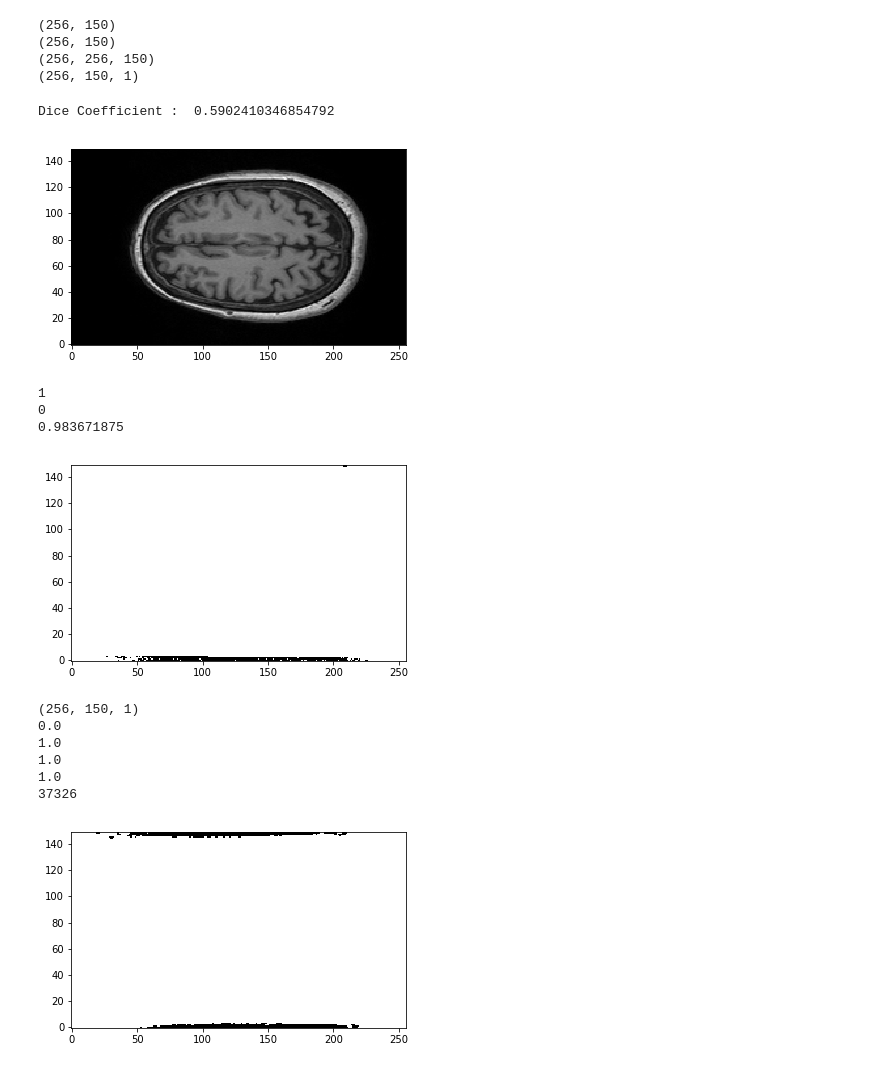
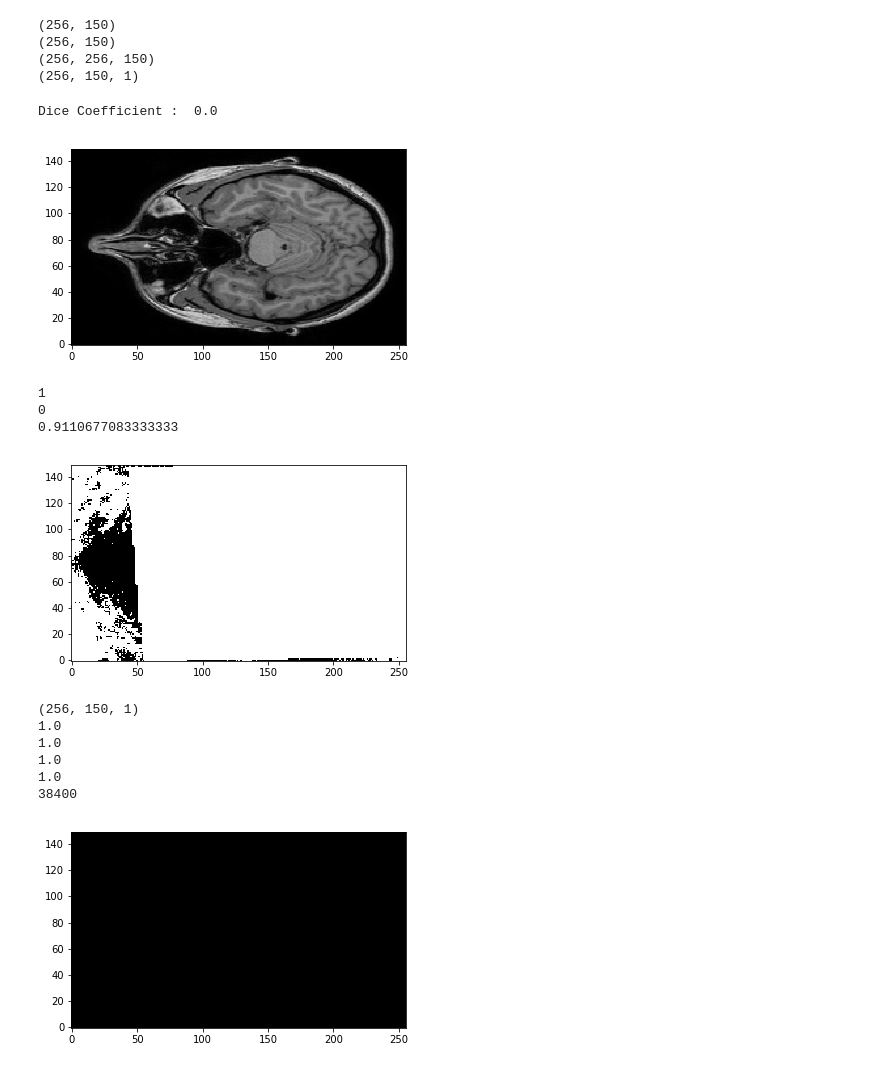
Before and after one commit to mechaman/ARFF-CNN, a Jupyter notebook: notebooks/Visual_Scratchpad_2.ipynb, the cells around one changed output. Cells and saved outputs as stored; diff of their text form; code cells hidden in the pictures.

Commit message:
Added validation for data generator as well as Dice Coef. calc.

```diff
--- a/notebooks/Visual_Scratchpad_2.ipynb
+++ b/notebooks/Visual_Scratchpad_2.ipynb
@@ -2,15 +2,15 @@
 import nibabel as nib
 import numpy as np
 # Normal
-#IXI490-Guys-1018-T1_back_mask_pred_186.nii
-mr_img_normal = nib.load('../slice_data_back_val/IXI490-Guys-1018-T1_back_186.nii')
+#IXI002-Guys-0828-T1_back_mask_pred_108.nii
+mr_img_normal = nib.load('../slice_data_back_val/IXI002-Guys-0828-T1_back_108.nii')
 # Defaced Mask
-mr_img_defaced = nib.load('../data/IXI060-Guys-0709-T1_defaced.nii')
+mr_img_defaced = nib.load('../data/IXI002-Guys-0828-T1_defaced.nii')
 # GT Mask
-mr_img_mask = nib.load('../slice_data_back_val/IXI490-Guys-1018-T1_back_mask_186.nii')
+mr_img_mask = nib.load('../slice_data_back_val/IXI002-Guys-0828-T1_back_mask_108.nii')
 # Predicted Mask
-mr_img_pmask = nib.load('../slice_data_back_val_pred/IXI490-Guys-1018-T1_back_mask_pred_186.nii')
-pmask_data = (mr_img_pmask.get_data())[:, :150, :]
+mr_img_pmask = nib.load('../slice_data_back_val_pred/IXI002-Guys-0828-T1_back_mask_pred_108.nii')
+pmask_data = (mr_img_pmask.get_data())#[:, :150, :]
 norm_data = mr_img_normal.get_data()
 def_data = mr_img_defaced.get_data()
 mask_data = mr_img_mask.get_data()
@@ -32,9 +32,9 @@ if module_path not in sys.path:
 from metrics import dice_coef
 # %%
 # Compute dice coef.
-print('Dice Coefficient : ', dice_coef(mask_data, pmask_data, threshold = 0.56))
+print('Dice Coefficient : ', dice_coef(mask_data, pmask_data, threshold = 0.002))
 # %% [output]
-Dice Coefficient :  0.5902410346854792
+Dice Coefficient :  0.0
 # %%
 import matplotlib.pyplot as plt
 def show_slices(slices):
@@ -59,7 +59,7 @@ def normalizeImg(x):
 norm = norm_data
 show_slice(norm)
 # %% [output]
-[figure, old version]
+[figure, new version]
 # %%
 show_slice(mask_data)
 print(np.max(mask_data))
@@ -68,25 +68,25 @@ print(len(np.where(mask_data == 1)[0])/np.prod(mask_data.shape))
 # %% [output]
 1
 0
-0.983671875
+0.9110677083333333
-[figure, old version]
+[figure, new version]
 # %%
 # Predicted
 print(pmask_data.shape)
-show_slice(normalizeImg(pmask_data[:, :, 0]))
+show_slice(pmask_data[:, :, 0])
 print(np.min(pmask_data))
 print(np.max(pmask_data))
 print(np.median(pmask_data))
 print(np.percentile(pmask_data, 75))
 print(len(np.where(pmask_data == 1)[0]))
 # %% [output]
 (256, 150, 1)
-0.0
 1.0
 1.0
 1.0
-37326
+1.0
+38400
-[figure, old version]
+[figure, new version]
 # %%
 norm = norm_data
 show_slice(norm)
```
Also changed, not shown: parts of 3 cells of this notebook, 8 other files.
